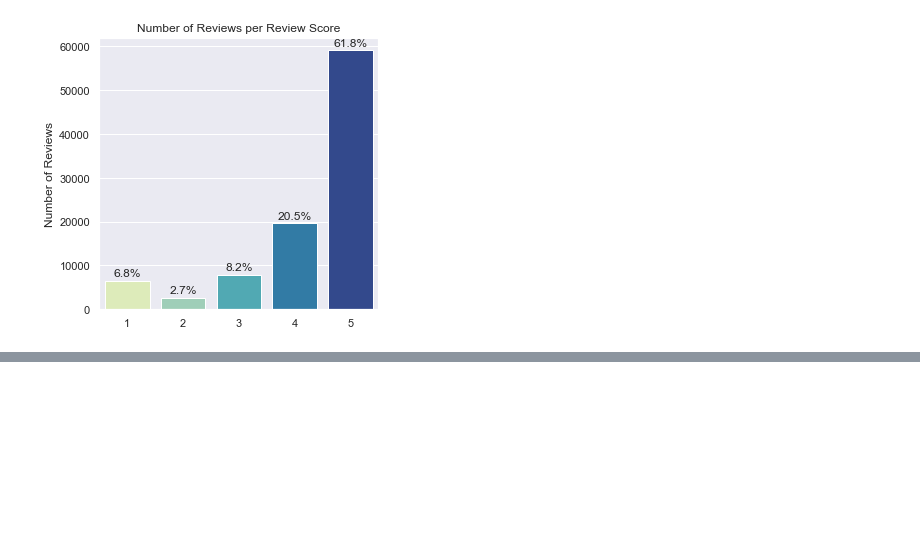
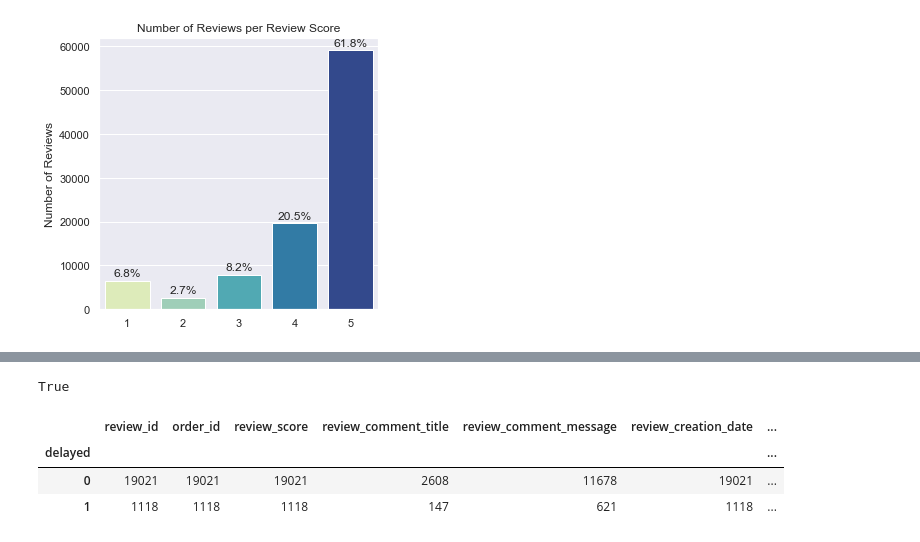
Before and after one commit to honnsey/Olist, a Jupyter notebook: OLIST.ipynb, the cells around one changed output, grey strips where cells are left out. Cells and saved outputs as stored; diff of their text form; code cells hidden in the pictures; blank space fills up the shorter version.

Commit message:
delay encoded added

```diff
--- a/OLIST.ipynb
+++ b/OLIST.ipynb
@@ -207,4 +217,6 @@ plot2.set(title='Number of Reviews per Review Score', xlabel= None);
 # %%
 negative_reviews = legit_reviews.query("review_score <= 3")
 # %%
-negative_reviews
+negative_reviews = negative_reviews.merge(orders[['order_id',
+                                                  'order_estimated_delivery_date']],
+                                          on= 'order_id')
@@ -224,0 +229,23 @@ negative_reviews
+# %%
+negative_reviews['estimated_delivery_date'] = pd.to_datetime(negative_reviews.order_estimated_delivery_date)
+# %%
+# if delivery date is before estimated delivery date
+negative_reviews.estimated_delivery_date[0] > negative_reviews.delivered_date[0]
+# %% [output]
+True
+# %%
+def delay_encoder(row):
+    '''
+    Return 0 if order delivered prior to estimated delivery date
+    Return 1 if order was delayed
+    '''
+    return 0 if row['estimated_delivery_date'] >= row['delivered_date'] else 1
+# %%
+negative_reviews['delayed'] = negative_reviews.apply(lambda row: delay_encoder(row), axis= 1)
+# %%
+negative_reviews.groupby('delayed').count()
+# %% [output]
+|  | review_id | order_id | review_score | review_comment_title | review_comment_message | review_creation_date | ... |
+| delayed |  |  |  |  |  |  | ... |
+| 0 | 19021 | 19021 | 19021 | 2608 | 11678 | 19021 | ... |
+| 1 | 1118 | 1118 | 1118 | 147 | 621 | 1118 | ... |
```
Also changed, not shown: parts of 4 cells of this notebook, 1 other file.
